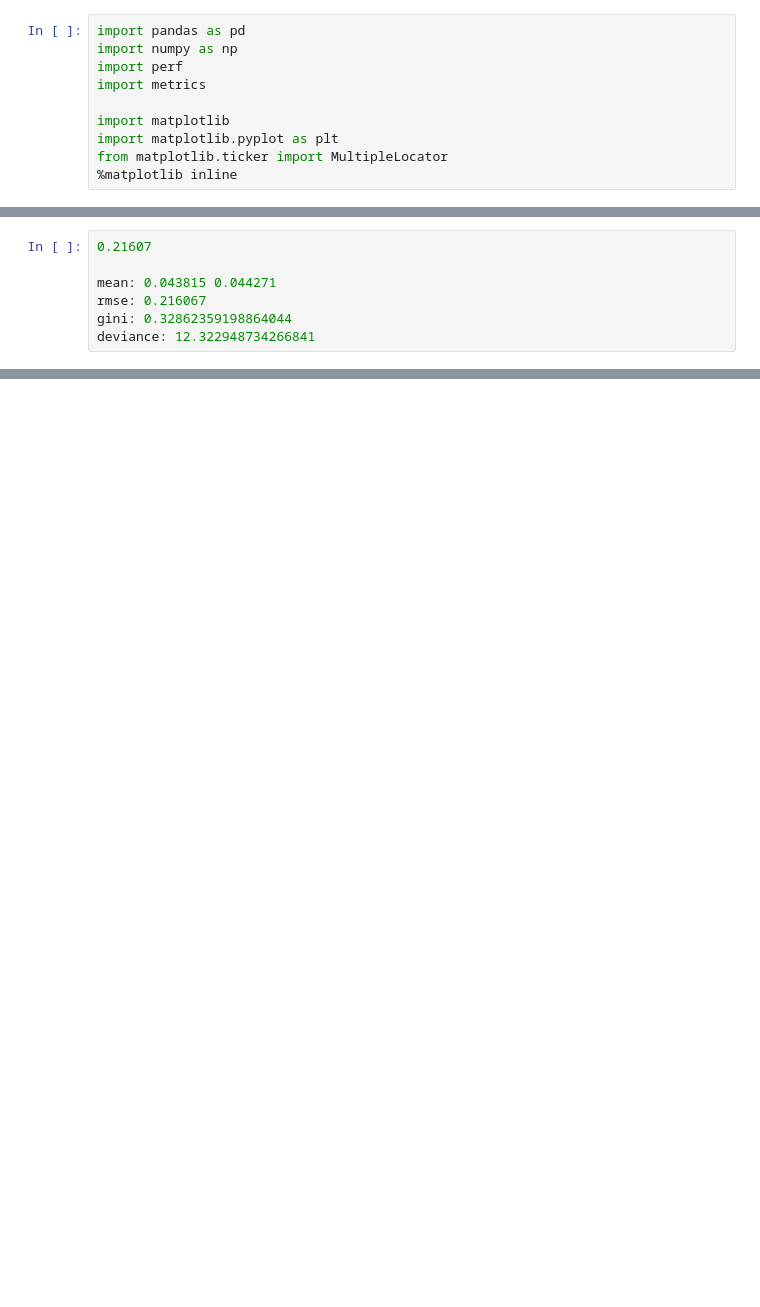
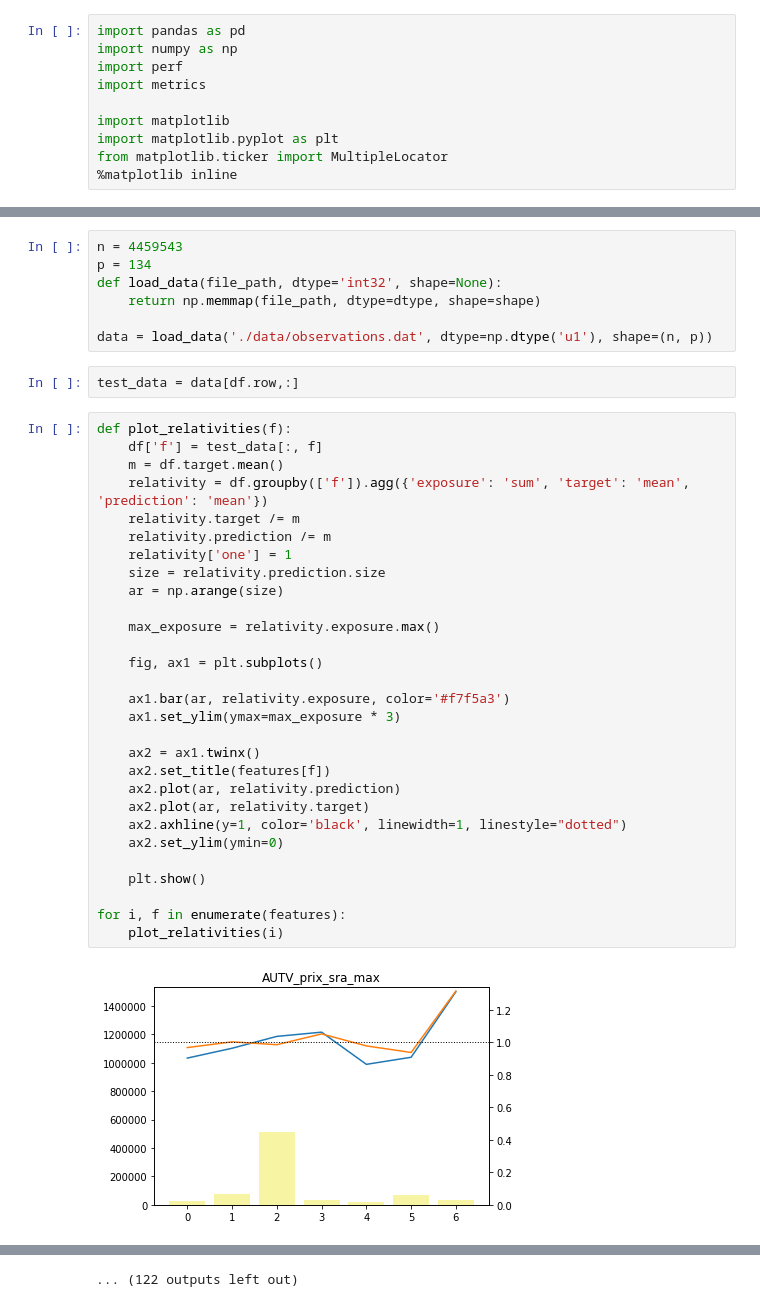
Before and after one commit to juliendurand/pricing-tool, a Jupyter notebook: C++ Bindings.ipynb, the cells around one changed output, grey strips where cells are left out. Saved outputs shown, nothing was run; the diff lists cells and outputs as text; blank space fills up the shorter version.

```diff
--- a/C++ Bindings.ipynb
+++ b/C++ Bindings.ipynb
@@ -54,7 +46,40 @@ deviance: 12.192066797710133
-# %%
-0.21607
-
-mean: 0.043815 0.044271
-rmse: 0.216067
-gini: 0.32862359198864044
-deviance: 12.322948734266841
+# %%
+n = 4459543
+p = 134
+def load_data(file_path, dtype='int32', shape=None):
+    return np.memmap(file_path, dtype=dtype, shape=shape)
+
+data = load_data('./data/observations.dat', dtype=np.dtype('u1'), shape=(n, p))
+# %%
+test_data = data[df.row,:]
+# %%
+def plot_relativities(f):
+    df['f'] = test_data[:, f]
+    m = df.target.mean()
+    relativity = df.groupby(['f']).agg({'exposure': 'sum', 'target': 'mean', 'prediction': 'mean'})
+    relativity.target /= m
+    relativity.prediction /= m
+    relativity['one'] = 1
+    size = relativity.prediction.size
+    ar = np.arange(size)
+
+    max_exposure = relativity.exposure.max()
+
+    fig, ax1 = plt.subplots()
+
+    ax1.bar(ar, relativity.exposure, color='#f7f5a3')
+    ax1.set_ylim(ymax=max_exposure * 3)
+
+    ax2 = ax1.twinx()
+    ax2.set_title(features[f])
+    ax2.plot(ar, relativity.prediction)
+    ax2.plot(ar, relativity.target)
+    ax2.axhline(y=1, color='black', linewidth=1, linestyle="dotted")
+    ax2.set_ylim(ymin=0)
+
+    plt.show()
+
+for i, f in enumerate(features):
+    plot_relativities(i)
+# %% [output]
+[figure, added]
@@ -60,0 +97 @@ deviance: 12.322948734266841
+... (122 outputs left out)
```
Also changed, not shown: parts of 11 cells of this notebook, 13 other files.
